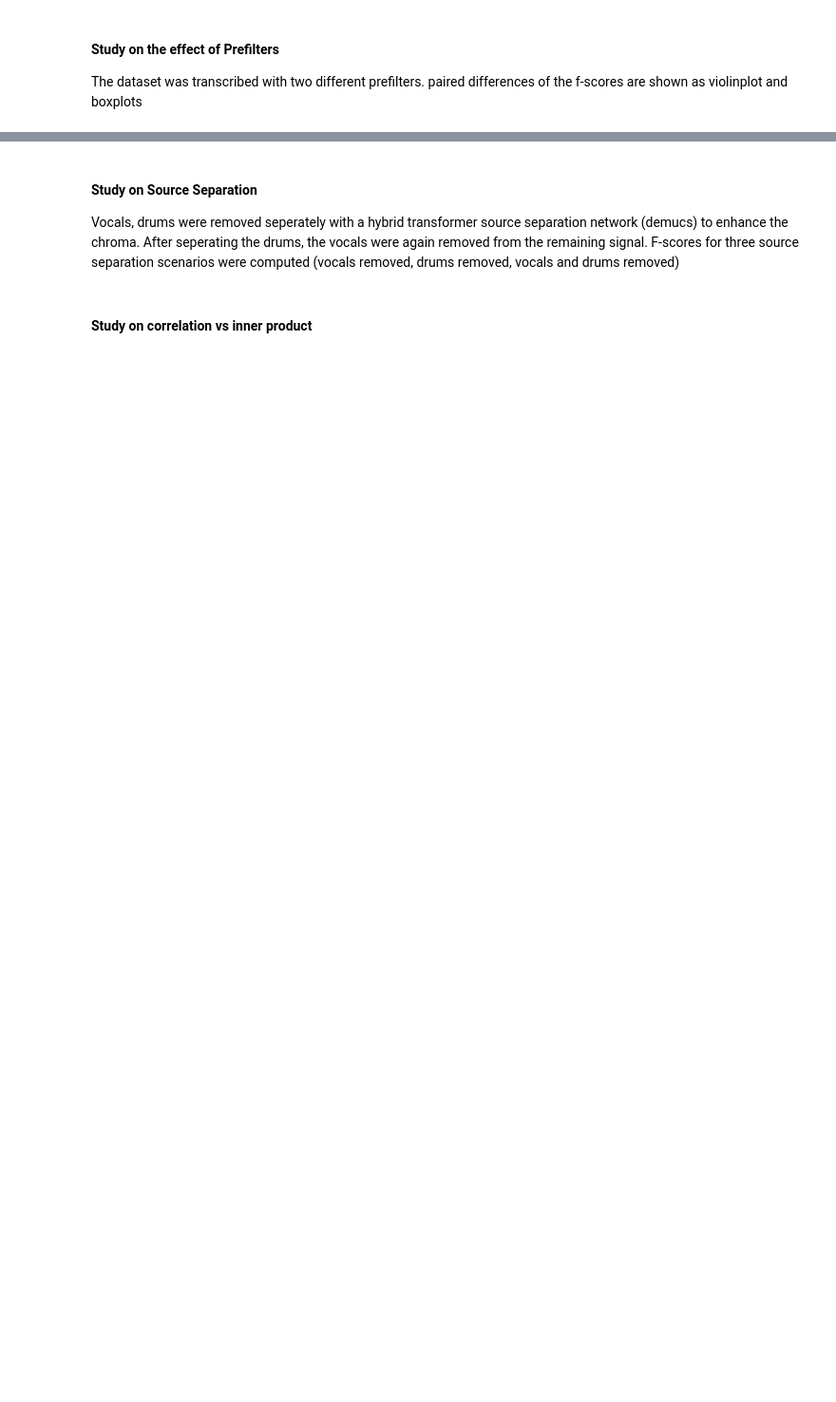
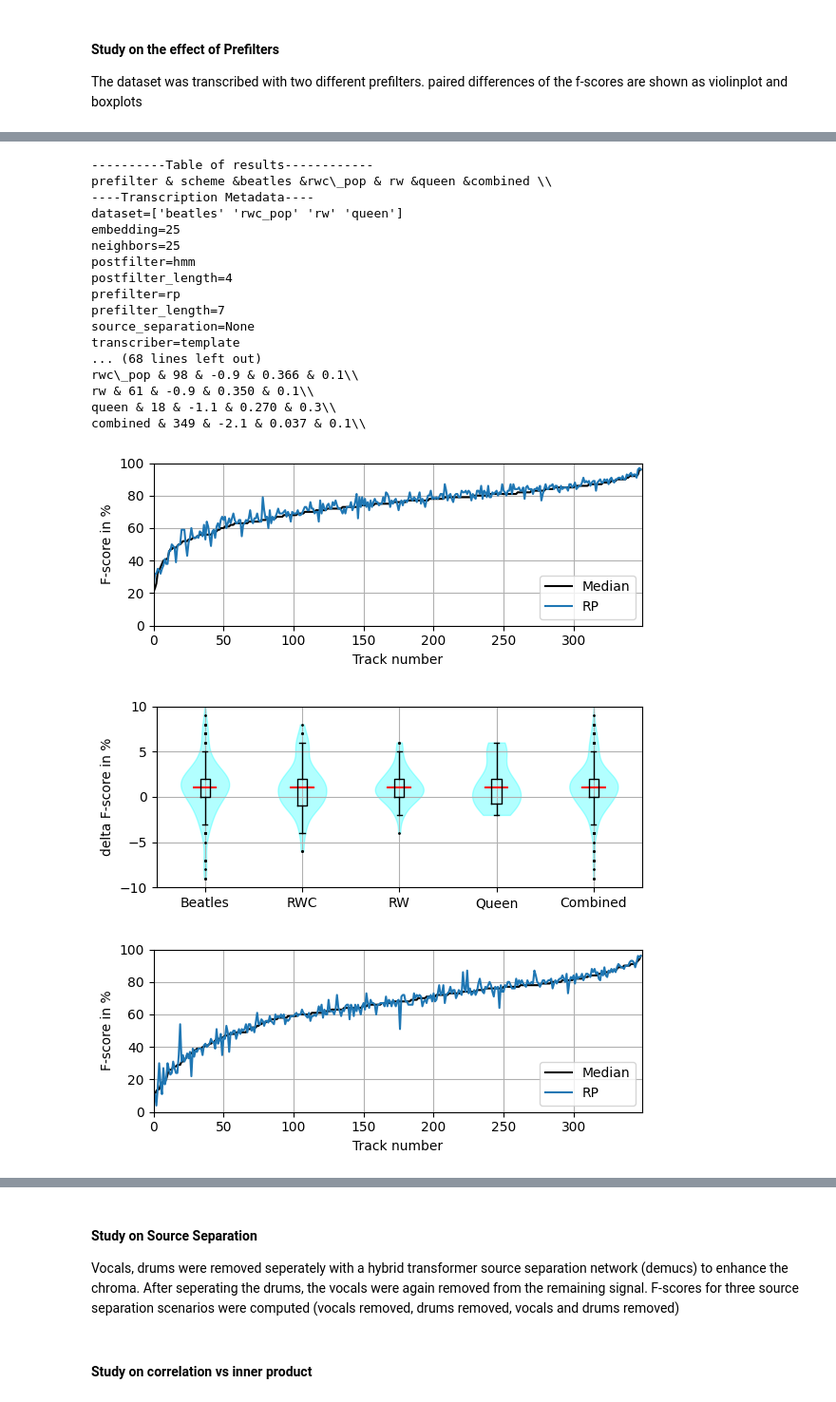
Before and after one commit to Maushax-jpg/chord-recognition, a Jupyter notebook: acr_evaluation.ipynb, the cells around one changed output, grey strips where cells are left out. Shown: that part at 95% size. Saved outputs shown, nothing was run; the diff lists cells and outputs as text; code cells hidden in the pictures; blank space fills up the shorter version.

```diff
--- a/acr_evaluation.ipynb
+++ b/acr_evaluation.ipynb
@@ -220,32 +336,56 @@ for alphabet in ["majmin","sevenths"]:
     print("-------outliers---------")
     for x,name in zip(deltas[-1],track_list):
         if np.abs(x) > 10:
             print(f"{name} : {x}%")
 
      # plot sorted results
     index = np.argsort(median["combined"])
-    fig,ax = plt.subplots(figsize=(6,2))
+    fig,ax = plt.subplots(figsize=(6,2.5))
     ax.plot(100*np.array(median["combined"])[index],'k')
     ax.plot(100*np.array(rp["combined"])[index])
     ax.grid()
     ax.set_ylabel("F-score in %")
     ax.set_xlim(0,349)
     ax.set_xlabel("Track number")
     ax.set_ylim(0,100)
     ax.legend(["Median","RP"],loc='lower right')
+    fig.tight_layout()
     fig.savefig(f"../latex/figures/prefilter_sorted_{alphabet}.png")
 
     fig,ax = plt.subplots(figsize=(6,2.5))
     utils.create_violinplot(ax,deltas,["Beatles","RWC","RW","Queen","Combined"])
-    # fig.savefig(f"../latex/figures/prefilter_delta_f_{alphabet}.png")
     ax.set_ylabel("delta F-score in %")
+    ax.set_ylim(-10,10)
+    fig.tight_layout()
+    fig.savefig(f"../latex/figures/prefilter_delta_f_{alphabet}.png")
     # wilcoxon test
     print("-----Wilcoxon test for paired samples SEVENTHS-------")
     print("dataset & N & z & p & r \\\\")
     print("\\toprule")
     for i,dset in enumerate(["beatles","rwc\_pop","rw","queen","combined"]):
         N,p,z,r = utils.wilcoxonTest(deltas[i])
         if p < 0.001:
             print(f"{dset} & {N} & {z:0.1f} & $<$.001 & {r:0.1f}\\\\")
         else:
             print(f"{dset} & {N} & {z:0.1f} & {p:0.3f} & {r:0.1f}\\\\")
+# %% [output]
+----------Table of results------------
+prefilter & scheme &beatles &rwc\_pop & rw &queen &combined \\
+----Transcription Metadata----
+dataset=['beatles' 'rwc_pop' 'rw' 'queen']
+embedding=25
+neighbors=25
+postfilter=hmm
+postfilter_length=4
+prefilter=rp
+prefilter_length=7
+source_separation=None
+transcriber=template
+... (68 lines left out)
+rwc\_pop & 98 & -0.9 & 0.366 & 0.1\\
+rw & 61 & -0.9 & 0.350 & 0.1\\
+queen & 18 & -1.1 & 0.270 & 0.3\\
+combined & 349 & -2.1 & 0.037 & 0.1\\
+[figure, added]
+[figure, added]
+[figure, added]
```
Also changed, not shown: parts of 15 cells of this notebook, 1 other file.
